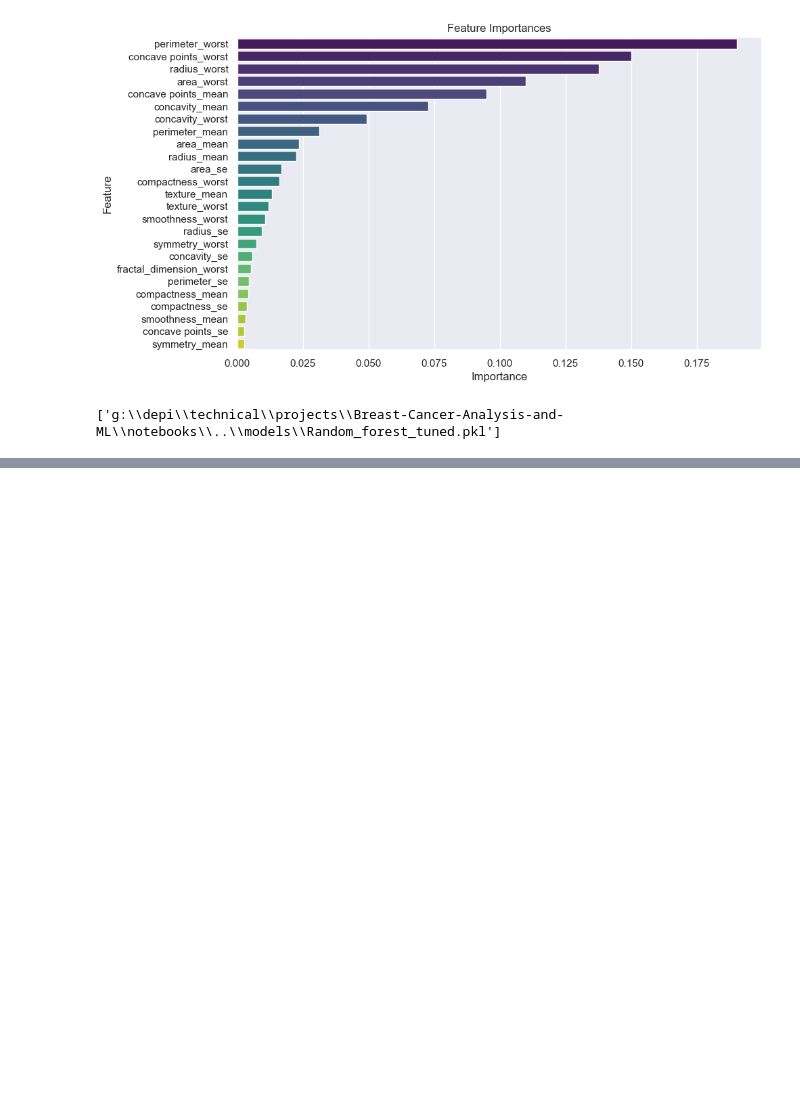
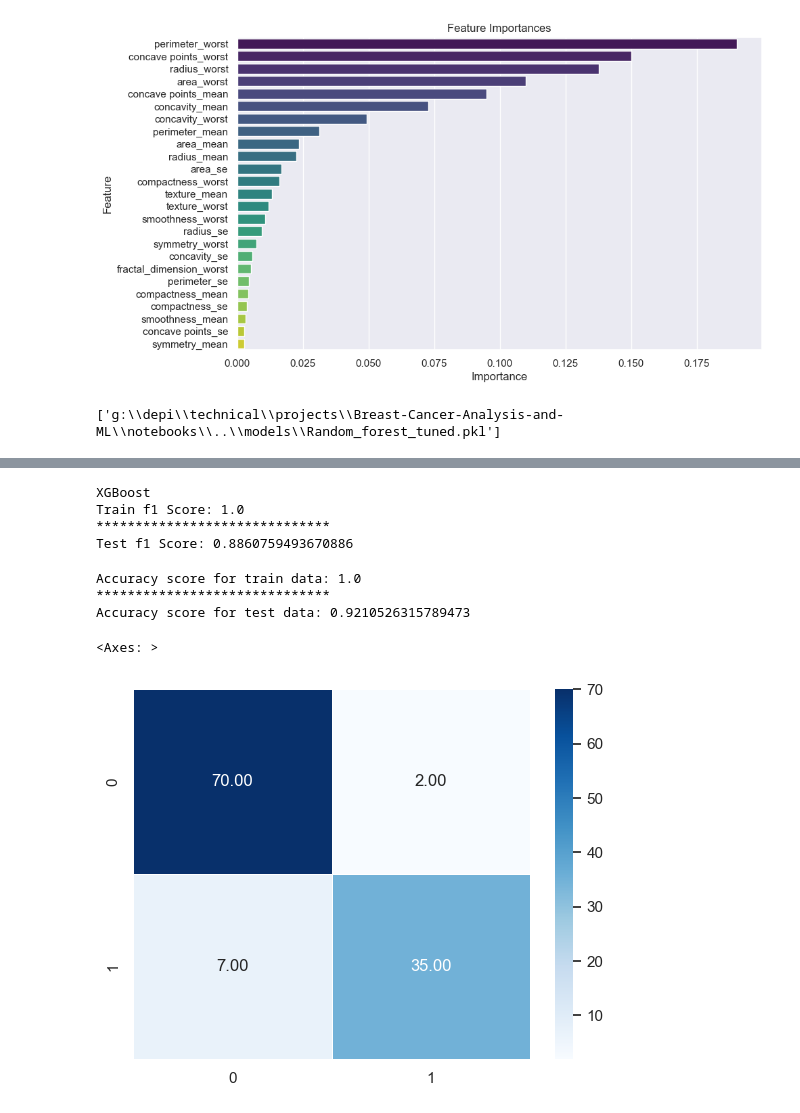
Before and after one commit to Daiaa-K/Breast-Cancer-Analysis-and-ML, a Jupyter notebook: notebooks/notebook.ipynb, the cells around one changed output, grey strips where cells are left out. Saved outputs shown, nothing was run; the diff lists cells and outputs as text; code cells hidden in the pictures; blank space fills up the shorter version.

Commit message:
Completed models and started doing the api

```diff
--- a/notebooks/notebook.ipynb
+++ b/notebooks/notebook.ipynb
@@ -698,0 +699,4 @@ joblib.dump(rf_tuned,os.path.join(models_folder_path, 'Random_forest_tuned.pkl')
+# %%
+xgb_base = XGBClassifier(random_state = 7, objective= 'binary:logistic',n_estimators = 89, max_depth = 5,learning_rate = 0.1,)
+#fit the model
+xgb_base.fit(X_train_resampled, y_train_resampled)
@@ -698,0 +715,33 @@ joblib.dump(rf_tuned,os.path.join(models_folder_path, 'Random_forest_tuned.pkl')
+# %%
+#predictions
+xgb_pred_test = xgb_base.predict(X_test)
+xgb_pred_train = xgb_base.predict(X_train)
+#f1 score
+xgb_score_train = f1_score(y_train, xgb_pred_train)
+xgb_score_test = f1_score(y_test, xgb_pred_test)
+# Print the scores
+print('XGBoost')
+print('Train f1 Score:', xgb_score_train)
+print("***"*10)
+print('Test f1 Score:', xgb_score_test)
+# %% [output]
+XGBoost
+Train f1 Score: 1.0
+******************************
+Test f1 Score: 0.8860759493670886
+# %%
+# Print the accuracy score
+print("Accuracy score for train data:",xgb_base.score(X_train, y_train))
+print("***"*10)
+print("Accuracy score for test data:",xgb_base.score(X_test, y_test))
+# %% [output]
+Accuracy score for train data: 1.0
+******************************
+Accuracy score for test data: 0.9210526315789473
+# %%
+#confusion matrix
+xgb_confusion_matrix = confusion_matrix(y_test, xgb_pred_test)
+sns.heatmap(xgb_confusion_matrix, annot=True, cmap='Blues', fmt=".2f", linewidths=0.5)
+# %% [output]
+<Axes: >
+[figure, added]
```
Also changed, not shown: parts of 14 cells of this notebook, 6 other files.
